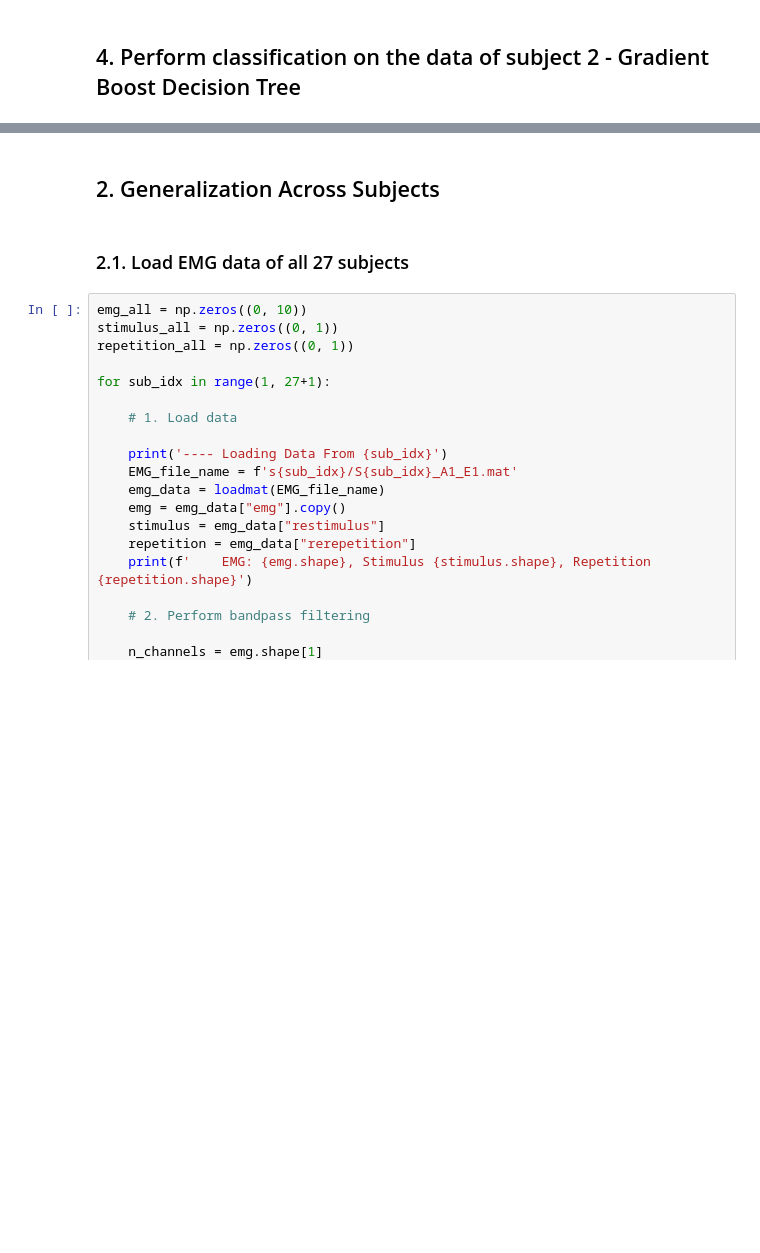
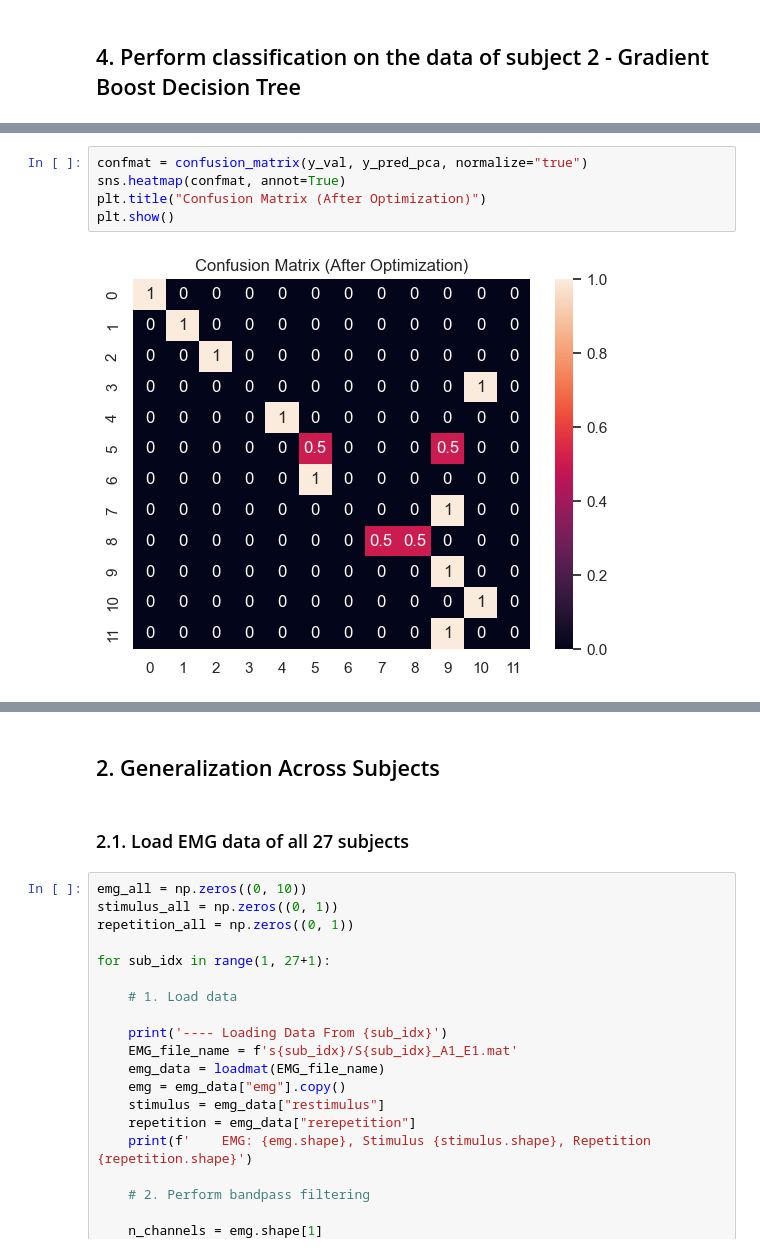
Before and after one commit to YuanshengZhou309/NSSP_Project2, a Jupyter notebook: Miniproject2-Part1-2.ipynb, the cells around one changed output, grey strips where cells are left out. Saved outputs shown, nothing was run; the diff lists cells and outputs as text; blank space fills up the shorter version.

```diff
--- a/Miniproject2-Part1-2.ipynb
+++ b/Miniproject2-Part1-2.ipynb
@@ -426,0 +609,7 @@ plt.show()
+# %%
+confmat = confusion_matrix(y_val, y_pred_pca, normalize="true")
+sns.heatmap(confmat, annot=True)
+plt.title("Confusion Matrix (After Optimization)")
+plt.show()
+# %% [output]
+[figure, added]
```
Also changed, not shown: parts of 25 cells of this notebook.
